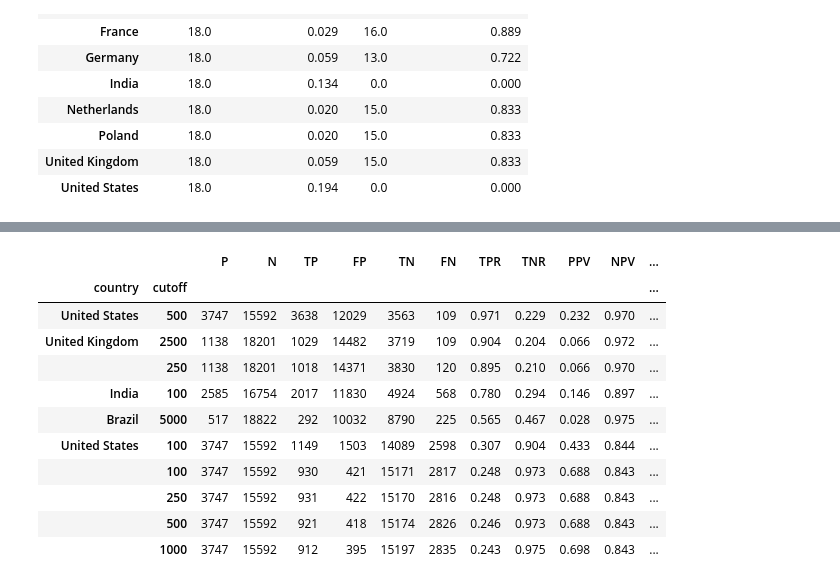
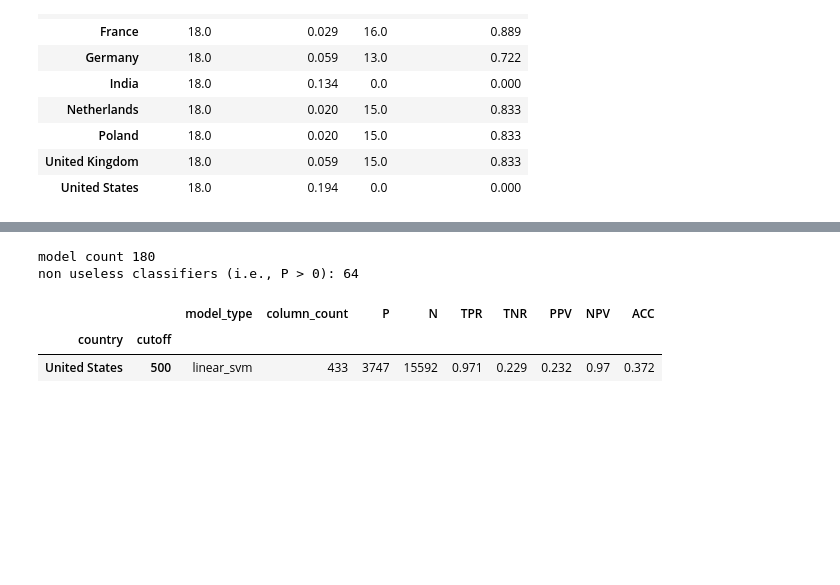
Before and after one commit to kylezeeuwen/ds-stackoverflow2020-analysis, a Jupyter notebook: notebook/visualise_binary_classifier_results.ipynb, the cells around one changed output, grey strips where cells are left out. Saved outputs shown, nothing was run; the diff lists cells and outputs as text; code cells hidden in the pictures; blank space fills up the shorter version.

```diff
--- a/notebook/visualise_results.ipynb
+++ b/notebook/visualise_binary_classifier_results.ipynb
@@ -97,16 +95,16 @@ non_useless_classifiers = results_df \
+# %%
+print("model count %s" % results_df.shape[0])
+print("non useless classifiers (i.e., P > 0): %s" % results_df.query('TP > 0 or FP > 0').shape[0])
+# %% [output]
+model count 180
+non useless classifiers (i.e., P > 0): 64
 # %%
-non_useless_classifiers.sort_values(by='TPR', ascending=False).head(10)
+non_useless_classifiers.sort_values(by='TPR', ascending=False) \
+    .rename(columns = {}) \
+    [['model_type', 'column_count', 'P', 'N', 'TPR', 'TNR', 'PPV', 'NPV', 'ACC']] \
+    .head(1)
 # %% [output]
-|  |  | P | N | TP | FP | TN | FN | TPR | TNR | PPV | NPV | ... |
-| country | cutoff |  |  |  |  |  |  |  |  |  |  | ... |
-| United States | 500 | 3747 | 15592 | 3638 | 12029 | 3563 | 109 | 0.971 | 0.229 | 0.232 | 0.970 | ... |
-| United Kingdom | 2500 | 1138 | 18201 | 1029 | 14482 | 3719 | 109 | 0.904 | 0.204 | 0.066 | 0.972 | ... |
-|  | 250 | 1138 | 18201 | 1018 | 14371 | 3830 | 120 | 0.895 | 0.210 | 0.066 | 0.970 | ... |
-| India | 100 | 2585 | 16754 | 2017 | 11830 | 4924 | 568 | 0.780 | 0.294 | 0.146 | 0.897 | ... |
-| Brazil | 5000 | 517 | 18822 | 292 | 10032 | 8790 | 225 | 0.565 | 0.467 | 0.028 | 0.975 | ... |
-| United States | 100 | 3747 | 15592 | 1149 | 1503 | 14089 | 2598 | 0.307 | 0.904 | 0.433 | 0.844 | ... |
-|  | 100 | 3747 | 15592 | 930 | 421 | 15171 | 2817 | 0.248 | 0.973 | 0.688 | 0.843 | ... |
-|  | 250 | 3747 | 15592 | 931 | 422 | 15170 | 2816 | 0.248 | 0.973 | 0.688 | 0.843 | ... |
-|  | 500 | 3747 | 15592 | 921 | 418 | 15174 | 2826 | 0.246 | 0.973 | 0.688 | 0.843 | ... |
-|  | 1000 | 3747 | 15592 | 912 | 395 | 15197 | 2835 | 0.243 | 0.975 | 0.698 | 0.843 | ... |
+|  |  | model_type | column_count | P | N | TPR | TNR | PPV | NPV | ACC |
+| country | cutoff |  |  |  |  |  |  |  |  |  |
+| United States | 500 | linear_svm | 433 | 3747 | 15592 | 0.971 | 0.229 | 0.232 | 0.97 | 0.372 |
 # %%
```
Also changed, not shown: parts of 8 cells of this notebook, 4 other files.
